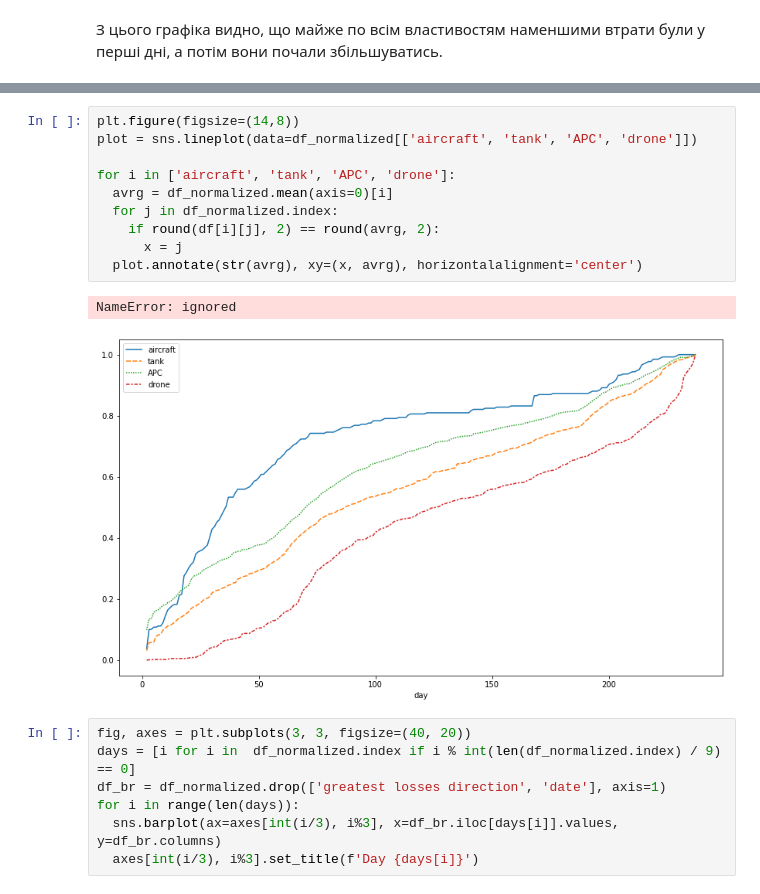
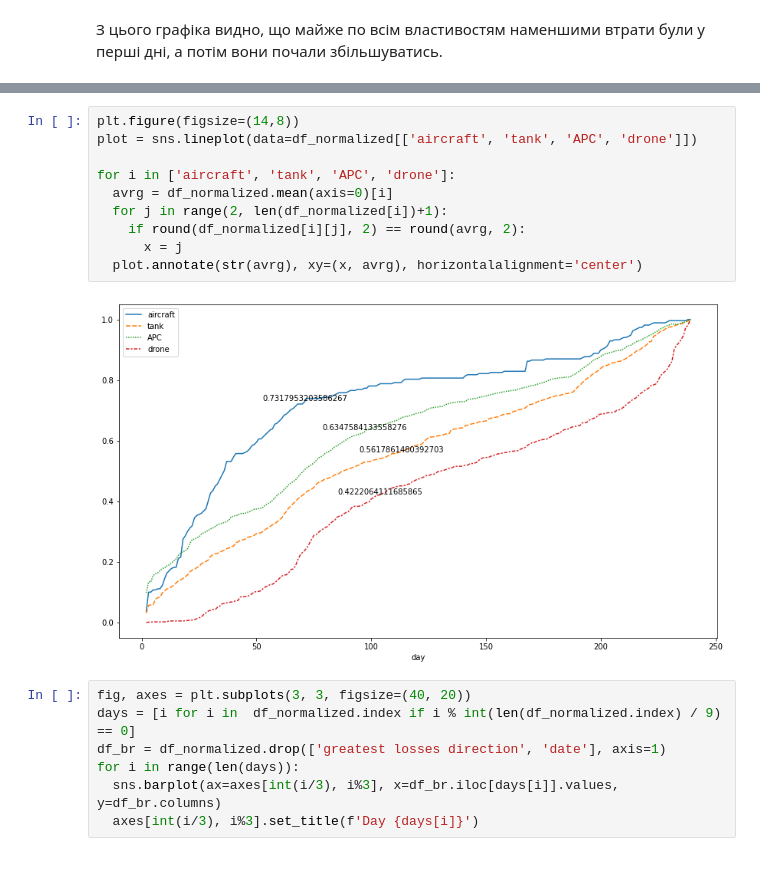
Before and after one commit to nastyabekesheva/DataScience, a Jupyter notebook: coursework/courseworkDS.ipynb, the cells around one changed output, grey strips where cells are left out. Cells and saved outputs as stored; diff of their text form; blank space fills up the shorter version.

```diff
--- a/coursework/courseworkDS.ipynb
+++ b/coursework/courseworkDS.ipynb
@@ -392,16 +422,15 @@ sns.histplot(data=df_normalized)
 # %%
 plt.figure(figsize=(14,8))
 plot = sns.lineplot(data=df_normalized[['aircraft', 'tank', 'APC', 'drone']])
 
 for i in ['aircraft', 'tank', 'APC', 'drone']:
   avrg = df_normalized.mean(axis=0)[i]
-  for j in df_normalized.index:
-    if round(df[i][j], 2) == round(avrg, 2):
+  for j in range(2, len(df_normalized[i])+1):
+    if round(df_normalized[i][j], 2) == round(avrg, 2):
       x = j
   plot.annotate(str(avrg), xy=(x, avrg), horizontalalignment='center')
 # %% [output]
-NameError: ignored
-[figure, old version]
+[figure, new version]
 # %%
 fig, axes = plt.subplots(3, 3, figsize=(40, 20))
 days = [i for i in  df_normalized.index if i % int(len(df_normalized.index) / 9) == 0]
```
Also changed, not shown: parts of 70 cells of this notebook.
